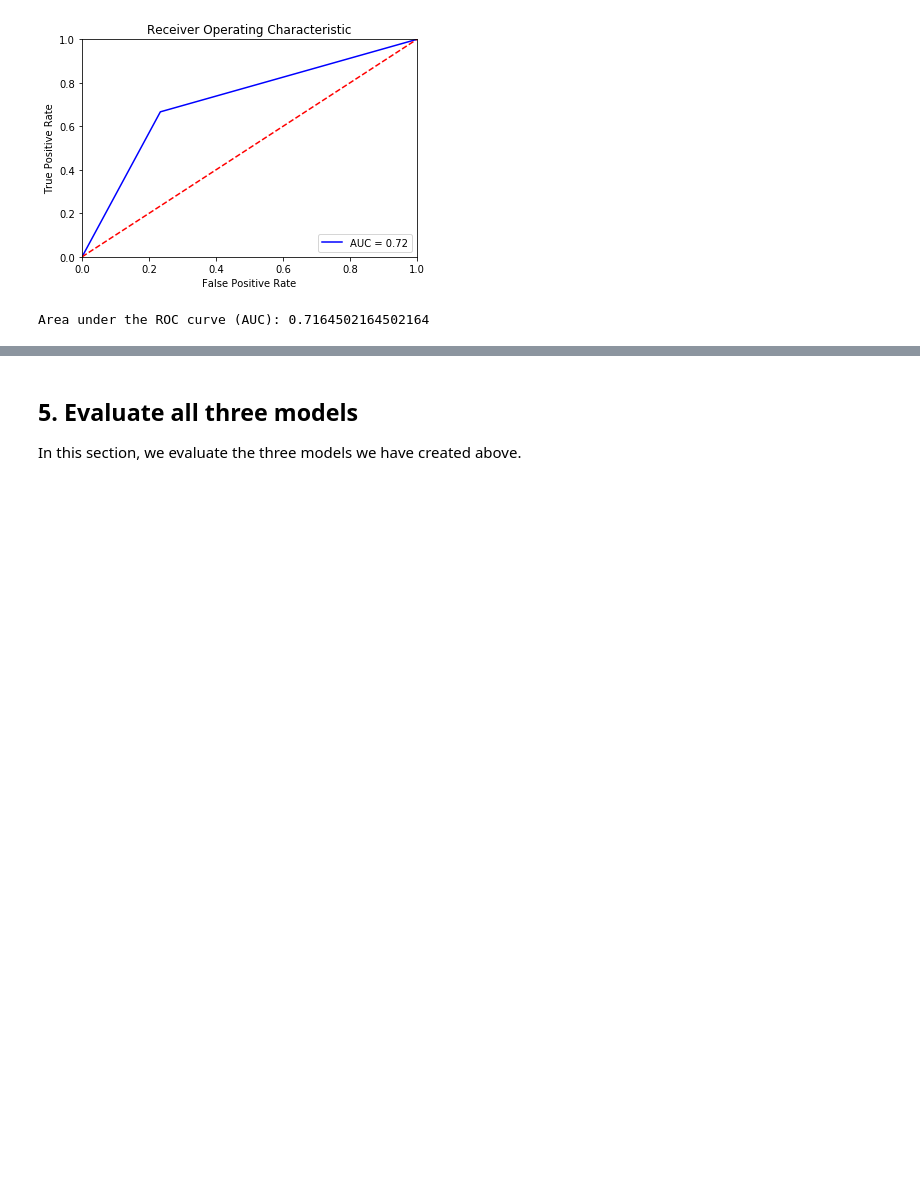
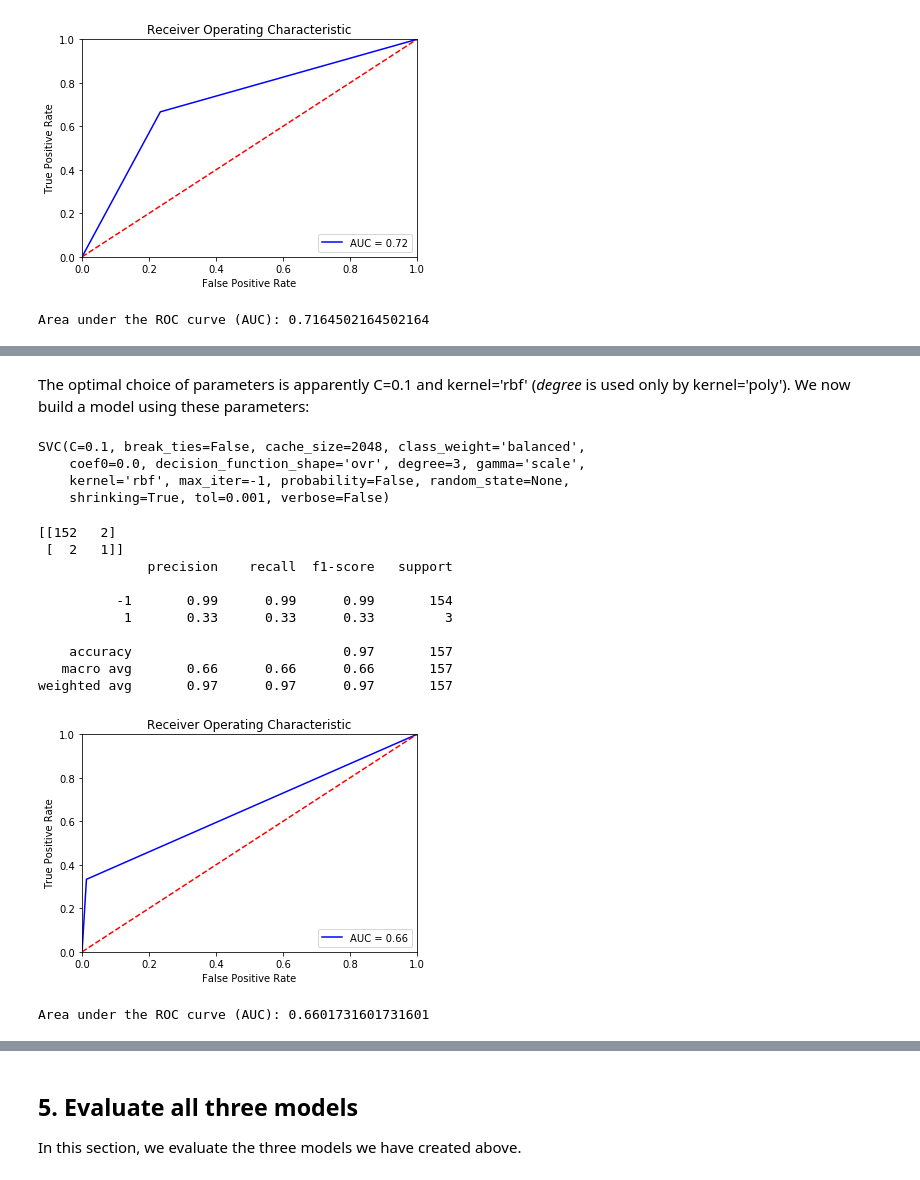
Before and after one commit to pelorenz/data-science-420, a Jupyter notebook: M02-PeterLorenz.ipynb, the cells around one changed output, grey strips where cells are left out. Saved outputs shown, nothing was run; the diff lists cells and outputs as text; code cells hidden in the pictures; blank space fills up the shorter version.

Commit message:
svc alt kernels

```diff
--- a/M02-PeterLorenz.ipynb
+++ b/M02-PeterLorenz.ipynb
@@ -640,0 +643,15 @@ Certainly there is room for improvement. Nevertheless, our results are far more
+# %%
+# Hyperparameters to test
+hyper_parameter_space = {'C': [1, 0.1, 0.01, 0.001],
+                         'kernel': ['poly', 'rbf', 'sigmoid'],
+                         'degree': [2, 3, 4]}
+
+# Search for best parameters
+svc = SVC(C=0.001, class_weight='balanced', cache_size = CACHE_SIZE)
+clf = GridSearchCV(svc, hyper_parameter_space,
+                   cv = 5, refit = True,
+                   return_train_score = True)
+clf.fit(X_train[stepwise_features], y_train)
+
+# Display best parameters
+clf.best_estimator_
@@ -640,0 +675,30 @@ Certainly there is room for improvement. Nevertheless, our results are far more
+# %% [markdown]
+The optimal choice of parameters is apparently C=0.1 and kernel='rbf' (*degree* is used only by kernel='poly'). We now build a model using these parameters:
+# %%
+# Build and fit SVC
+svmc = SVC(C=0.1, kernel='rbf', class_weight='balanced',
+           cache_size=CACHE_SIZE)
+svmc.fit(X_train[stepwise_features], y_train)
+
+# Get predictions
+y_pred = svmc.predict(X_test[stepwise_features])
+
+# Display metrics
+display_metrics(y_test, y_pred)
+# %% [output]
+SVC(C=0.1, break_ties=False, cache_size=2048, class_weight='balanced',
+    coef0=0.0, decision_function_shape='ovr', degree=3, gamma='scale',
+    kernel='rbf', max_iter=-1, probability=False, random_state=None,
+    shrinking=True, tol=0.001, verbose=False)
+[[152   2]
+ [  2   1]]
+              precision    recall  f1-score   support
+
+          -1       0.99      0.99      0.99       154
+           1       0.33      0.33      0.33         3
+
+    accuracy                           0.97       157
+   macro avg       0.66      0.66      0.66       157
+weighted avg       0.97      0.97      0.97       157
+[figure, added]
+Area under the ROC curve (AUC): 0.6601731601731601
```
Also changed, not shown: parts of 3 cells of this notebook.
